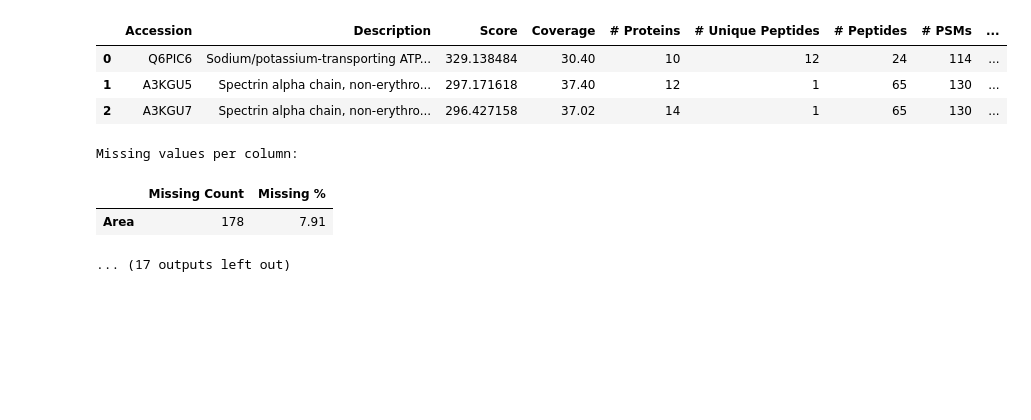
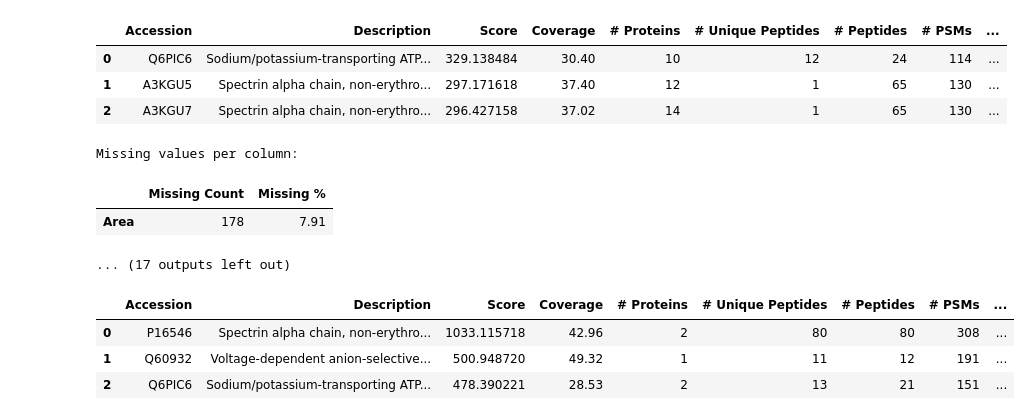
Before and after one commit to ikotsov/proteomic-analysis, a Jupyter notebook: notebooks/data_exploration.ipynb, the cells around one changed output. Drawn from its saved outputs; the diff is of its cells as text; code cells hidden in the pictures; blank space fills up the shorter version.

Commit message:
Display first rows of supplementary data

```diff
--- a/notebooks/data_exploration.ipynb
+++ b/notebooks/data_exploration.ipynb
@@ -462,3 +462,12 @@ Missing values per column:
 |  | Missing Count | Missing % |
 | Area | 178 | 7.91 |
 ... (17 outputs left out)
+# %%
+KOROVESI_SUP_DAT_PATH = '../data/korovesi/supplementary_table.xlsx'
+kor_df_sup = pd.read_excel(KOROVESI_CORTEX_PATH)
+kor_df_sup.head(3)
+# %% [output]
+|  | Accession | Description | Score | Coverage | # Proteins | # Unique Peptides | # Peptides | # PSMs | ... |
+| 0 | P16546 | Spectrin alpha chain, non-erythro... | 1033.115718 | 42.96 | 2 | 80 | 80 | 308 | ... |
+| 1 | Q60932 | Voltage-dependent anion-selective... | 500.948720 | 49.32 | 1 | 11 | 12 | 191 | ... |
+| 2 | Q6PIC6 | Sodium/potassium-transporting ATP... | 478.390221 | 28.53 | 2 | 13 | 21 | 151 | ... |
```
